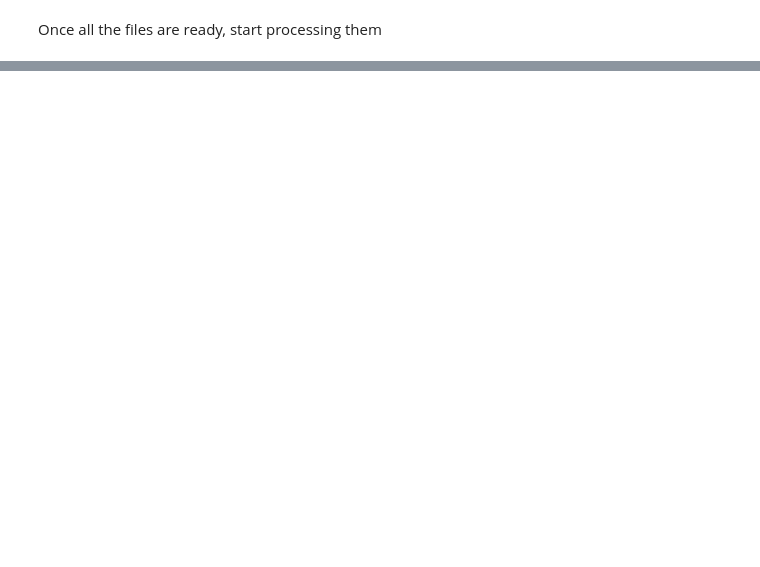
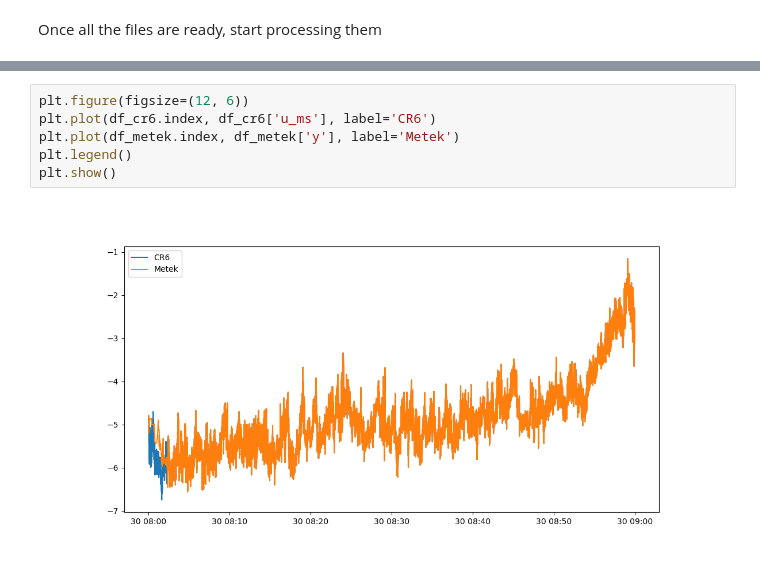
Before and after one commit to irene146/SDA_IMC, a Jupyter notebook: L0_SDA_notebook.ipynb, the cells around one changed output, grey strips where cells are left out. Drawn from its saved outputs; the diff is of its cells as text; blank space fills up the shorter version.

```diff
--- a/L0_SDA_notebook.ipynb
+++ b/L0_SDA_notebook.ipynb
@@ -894,0 +1034,8 @@ plt.show()
+# %%
+plt.figure(figsize=(12, 6))
+plt.plot(df_cr6.index, df_cr6['u_ms'], label='CR6')
+plt.plot(df_metek.index, df_metek['y'], label='Metek')
+plt.legend()
+plt.show()
+# %% [output]
+[figure, added]
```
Also changed, not shown: parts of 4 cells of this notebook.
